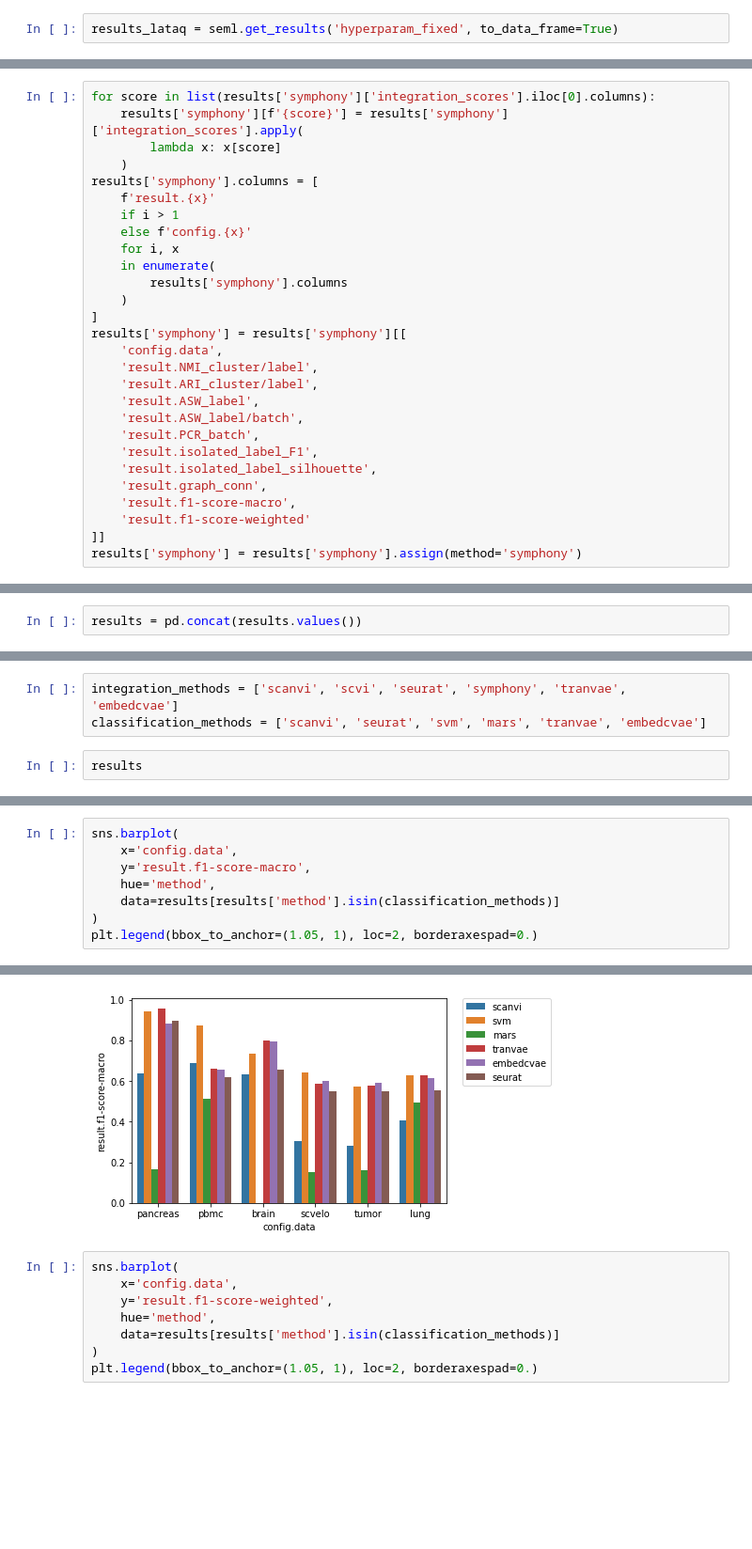
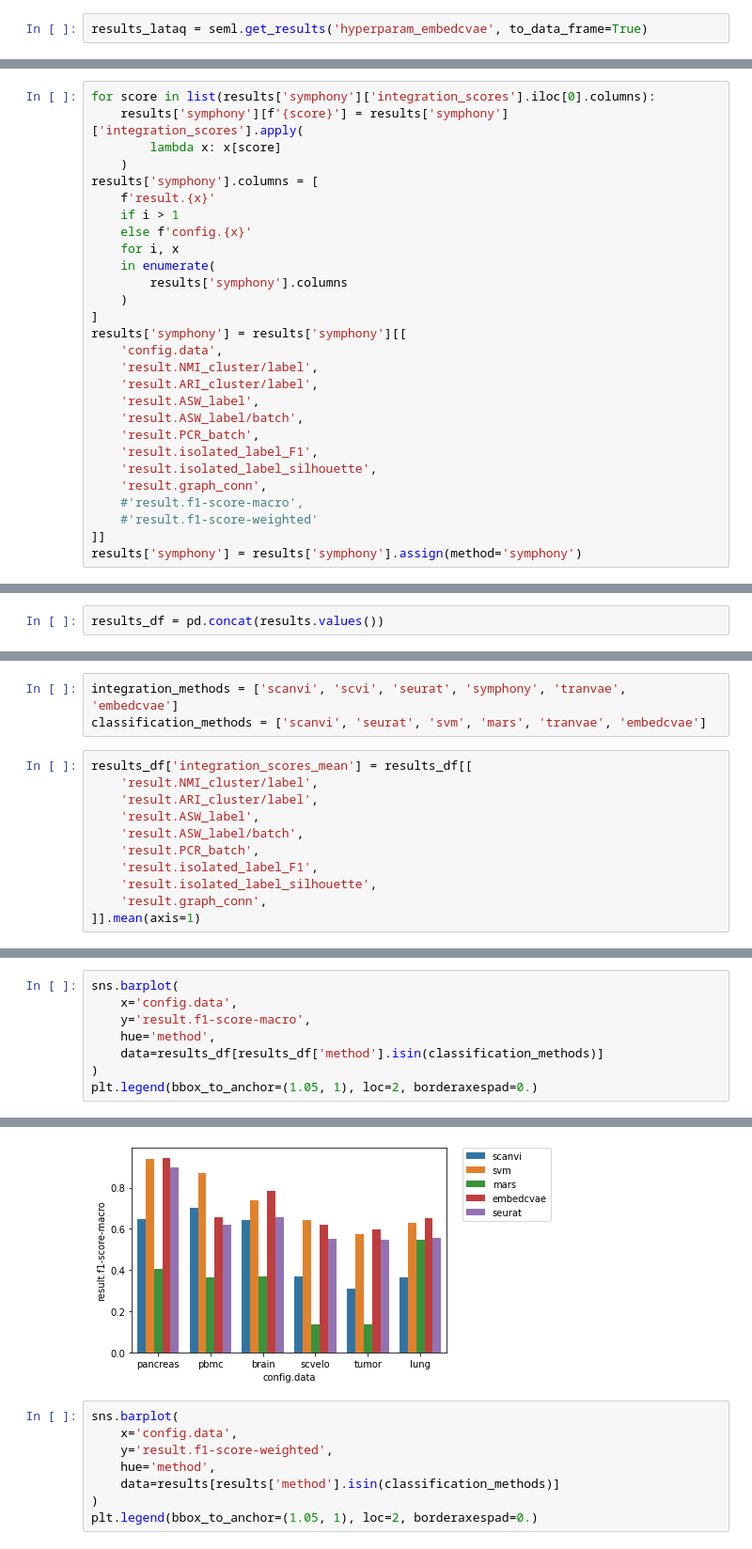
Before and after one commit to theislab/scPoli_reproduce, a Jupyter notebook: benchmarks/Benchmarks.ipynb, the cells around one changed output, grey strips where cells are left out. Shown at 94% size. Saved outputs shown, nothing was run; the diff lists cells and outputs as text; blank space fills up the shorter version.

```diff
--- a/benchmarks/Benchmarks.ipynb
+++ b/benchmarks/Benchmarks.ipynb
@@ -106,5 +107,5 @@ results['mars'] = results['mars'].assign(method='mars')
 # %% [markdown]
 # Get best results from hyperopt
 # %%
-results_lataq = seml.get_results('hyperparam_fixed', to_data_frame=True)
+results_lataq = seml.get_results('hyperparam_embedcvae', to_data_frame=True)
 # %%
@@ -297,8 +273,8 @@ results['symphony'] = results['symphony'][[
     'result.isolated_label_F1',
     'result.isolated_label_silhouette',
     'result.graph_conn',
-    'result.f1-score-macro',
-    'result.f1-score-weighted'
+    #'result.f1-score-macro',
+    #'result.f1-score-weighted'
 ]]
 results['symphony'] = results['symphony'].assign(method='symphony')
 # %% [output]
@@ -306,9 +286,18 @@ KeyError: 'symphony'
 # %%
-results = pd.concat(results.values())
+results_df = pd.concat(results.values())
 # %% [markdown]
 # Visualization
 # %%
 integration_methods = ['scanvi', 'scvi', 'seurat', 'symphony', 'tranvae', 'embedcvae']
 classification_methods = ['scanvi', 'seurat', 'svm', 'mars', 'tranvae', 'embedcvae']
 # %%
-results
+results_df['integration_scores_mean'] = results_df[[
+    'result.NMI_cluster/label',
+    'result.ARI_cluster/label',
+    'result.ASW_label',
+    'result.ASW_label/batch',
+    'result.PCR_batch',
+    'result.isolated_label_F1',
+    'result.isolated_label_silhouette',
+    'result.graph_conn',
+]].mean(axis=1)
@@ -368,14 +376,14 @@ plt.legend(bbox_to_anchor=(1.05, 1), loc=2, borderaxespad=0.)
 # %%
 sns.barplot(
     x='config.data',
     y='result.f1-score-macro',
     hue='method',
-    data=results[results['method'].isin(classification_methods)]
+    data=results_df[results_df['method'].isin(classification_methods)]
 )
 plt.legend(bbox_to_anchor=(1.05, 1), loc=2, borderaxespad=0.)
 # %% [output]
 <matplotlib.legend.Legend at 0x...>
-[figure, old version]
+[figure, new version]
 # %%
 sns.barplot(
     x='config.data',
```
Also changed, not shown: parts of 16 cells of this notebook, 2 other files.
